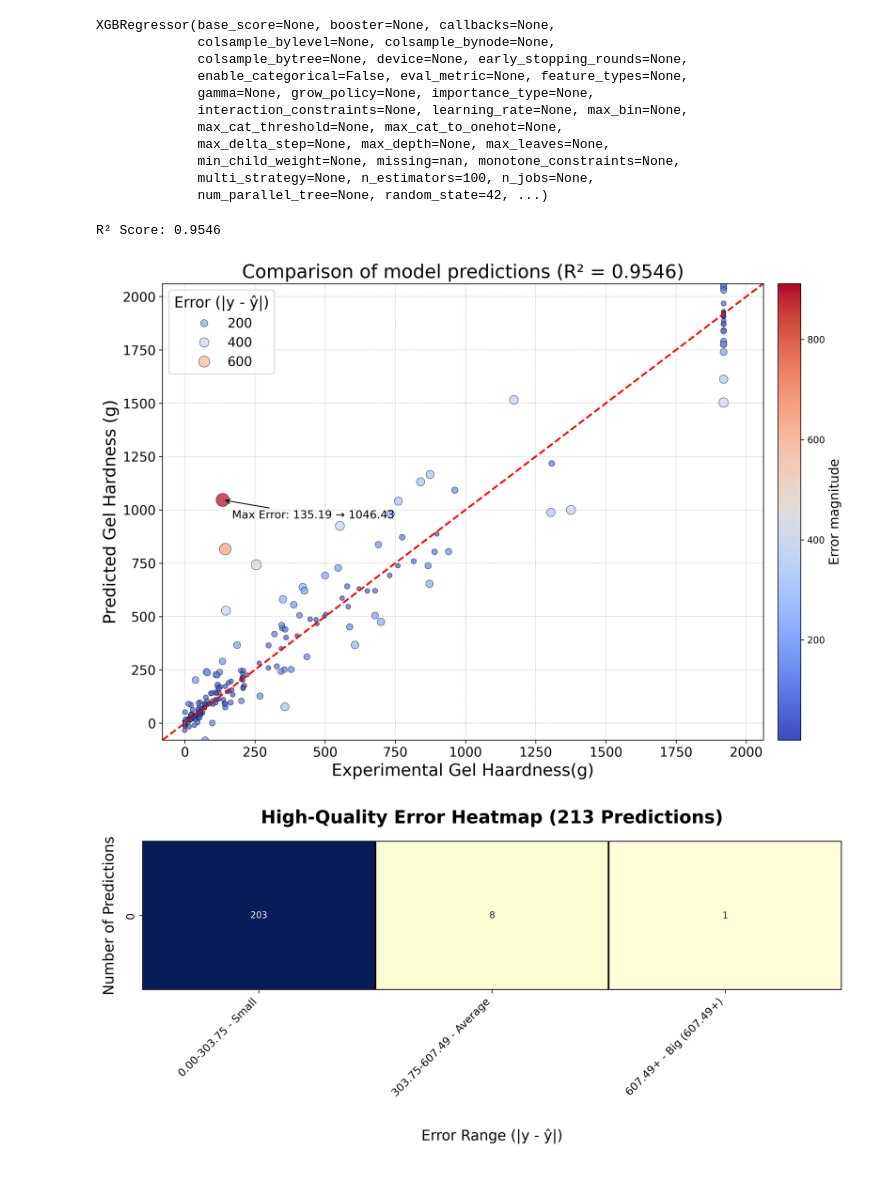
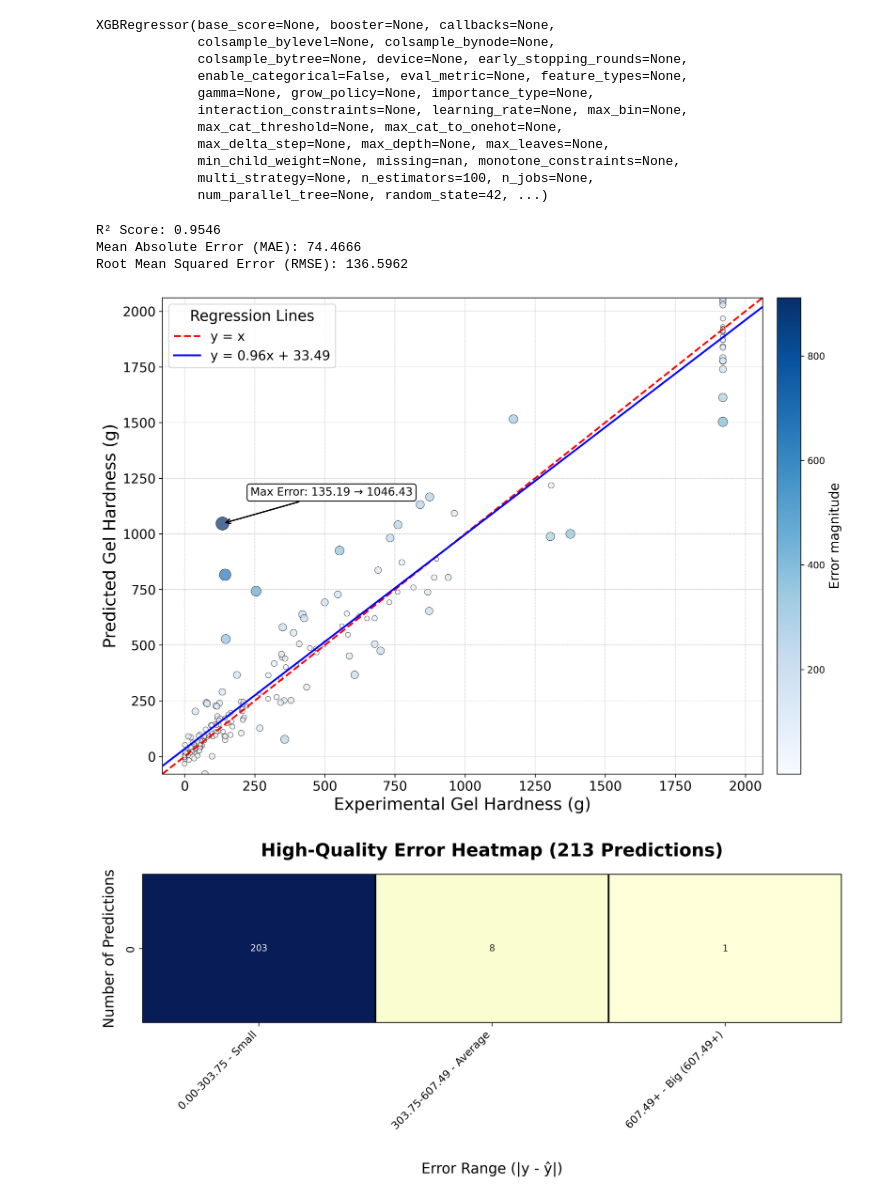
Before and after one commit to AI-BOBBY-SAS/Model_to_predict_GelHardness, a Jupyter notebook: Notebooks/Train_model_regression_improve.ipynb, the cells around one changed output. Saved outputs shown, nothing was run; the diff lists cells and outputs as text; code cells hidden in the pictures.

```diff
--- a/Notebooks/Train_model_regression_improve.ipynb
+++ b/Notebooks/Train_model_regression_improve.ipynb
@@ -603,7 +603,7 @@ XGBRegressor(base_score=None, booster=None, callbacks=None,
              multi_strategy=None, n_estimators=100, n_jobs=None,
              num_parallel_tree=None, random_state=42, ...)
 # %%
-from sklearn.metrics import r2_score
+from sklearn.metrics import r2_score, mean_absolute_error, mean_squared_error
 import seaborn as sns
 import matplotlib.pyplot as plt
 import numpy as np
@@ -611,69 +611,85 @@ import numpy as np
 # Prédictions du modèle sur les données de test
 y_pred = Xg_boost_model.predict(X_test)
 
-# Calcul du score R² sur les données de test
+# Calcul des métriques de performance
 r2 = r2_score(y_test, y_pred)
+mae = mean_absolute_error(y_test, y_pred)
+rmse = np.sqrt(mean_squared_error(y_test, y_pred))
+
+# Affichage des métriques
 print(f"R² Score: {r2:.4f}")
+print(f"Mean Absolute Error (MAE): {mae:.4f}")
+print(f"Root Mean Squared Error (RMSE): {rmse:.4f}")
 
 # Tracer le graphique optimisé
 plt.figure(figsize=(12, 8), dpi=300)
 
-# Scatter plot avec la palette 'coolwarm'
+# Scatter plot avec la palette de bleus
 scatter = sns.scatterplot(
     x=y_test,
     y=y_pred,
     hue=np.abs(y_test - y_pred),  # Erreur absolue en couleur
-    palette='coolwarm',  # Palette inchangée
+    palette='Blues',  # Nuances de bleu
     size=np.abs(y_test - y_pred),  # Taille en fonction de l'erreur
     sizes=(20, 200),  # Taille minimale et maximale
     alpha=0.7,  # Transparence pour éviter le chevauchement
     edgecolor='k',  # Bordure pour améliorer la lisibilité
-    linewidth=0.5
+    linewidth=0.5,
+    legend=False  # Supprime l'échelle des couleurs de la légende
 )
 
-# Ajouter une ligne idéale (y = x) pour comparaison
+# Ligne idéale (y = x) en pointillés rouges
 min_val = min(y_test.min(), y_pred.min())
 max_val = max(y_test.max(), y_pred.max())
-plt.plot([min_val, max_val], [min_val, max_val], color='red', linestyle='--', linewidth=2, label="Idéal (y = x)")
+plt.plot([min_val, max_val], [min_val, max_val], color='red', linestyle='--', linewidth=2, label="y = x")
 
-# Annoter l'erreur maximale
+# Ajouter la régression linéaire (y = ax + b)
+a, b = np.polyfit(y_test, y_pred, 1)  # Estimation des coefficients de la régression linéaire
+y_reg = a * np.array([min_val, max_val]) + b  # Calcul des valeurs y pour la courbe
+plt.plot([min_val, max_val], y_reg, color='blue', linestyle='-', linewidth=2, label=f"y = {a:.2f}x + {b:.2f}")
+
+# Annoter l'erreur maximale (avec un fond blanc pour lisibilité)
 max_error_index = np.argmax(np.abs(y_test - y_pred))
 plt.annotate(
     f"Max Error: {y_test.iloc[max_error_index]} → {y_pred[max_error_index]:.2f}",
     (y_test.iloc[max_error_index], y_pred[max_error_index]),
-    textcoords="offset points", xytext=(10, -20), fontsize=12,
-    arrowprops=dict(arrowstyle="->", color='black')
+    textcoords="offset points",
+    xytext=(30, 30),  # Décalage pour éviter la superposition sur les points
+    fontsize=12,
+    bbox=dict(boxstyle="round,pad=0.3", edgecolor="black", facecolor="white"),  # Fond blanc
+    arrowprops=dict(arrowstyle="->", color='black', lw=1.5)
 )
 
 # Ajustements des axes
 plt.xlim(min_val, max_val)
 plt.ylim(min_val, max_val)
 
 # Ajouter le titre et les labels
-plt.xlabel("Experimental Gel Haardness(g)", fontsize=18)
+plt.xlabel("Experimental Gel Hardness (g)", fontsize=18)
 plt.ylabel("Predicted Gel Hardness (g)", fontsize=18)
-plt.title(f"Comparison of model predictions (R² = {r2:.4f})", fontsize=20)
+#plt.title(f"Comparison of model predictions (R² = {r2:.4f})", fontsize=20)
 
 # Ajuster la taille des ticks (graduations des axes)
 plt.tick_params(axis='both', labelsize=14)
 
-# Personnalisation de la légende
-handles, labels = scatter.get_legend_handles_labels()
-plt.legend(handles=handles[:3], labels=labels[:3], title="Error (|y - ŷ|)", fontsize=14, title_fontsize=16, loc='upper left')
+# Légende avec uniquement les deux droites (idéal + régression)
+plt.legend(fontsize=14, title="Regression Lines", title_fontsize=16, loc='upper left')
 
 # Ajouter une colorbar pour une meilleure lisibilité des erreurs
 norm = plt.Normalize(np.abs(y_test - y_pred).min(), np.abs(y_test - y_pred).max())
-sm = plt.cm.ScalarMappable(cmap='coolwarm', norm=norm)
+sm = plt.cm.ScalarMappable(cmap='Blues', norm=norm)
 sm.set_array([])
 cbar = plt.colorbar(sm, ax=plt.gca(), pad=0.02)
 cbar.set_label("Error magnitude", fontsize=14)
 
 plt.grid(True, linestyle='--', linewidth=0.5, alpha=0.7)  # Grille plus discrète
 plt.tight_layout()
 plt.show()
 # %% [output]
 R² Score: 0.9546
+Mean Absolute Error (MAE): 74.4666
+Root Mean Squared Error (RMSE): 136.5962
-[figure, old version]
+[figure, new version]
 # %%
 import pandas as pd
 import numpy as np
```
Also changed, not shown: parts of 2 cells of this notebook, 10 other files.
